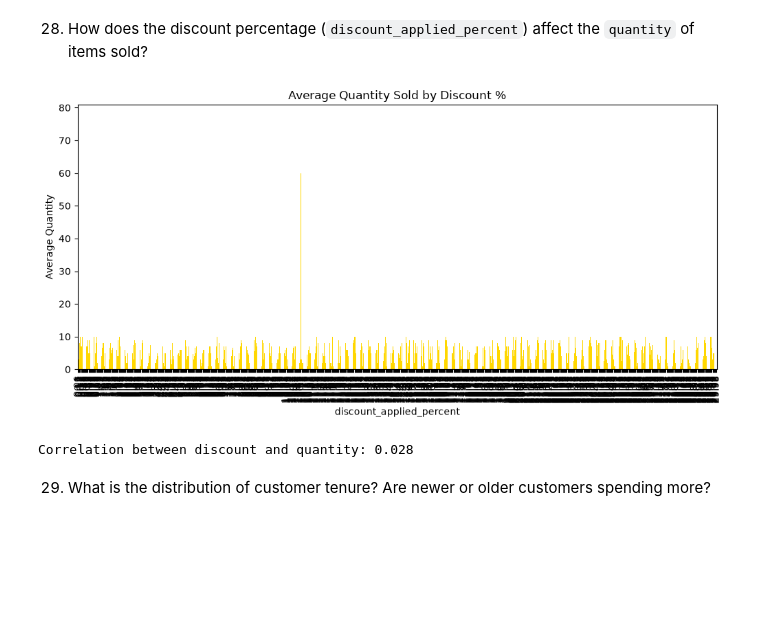
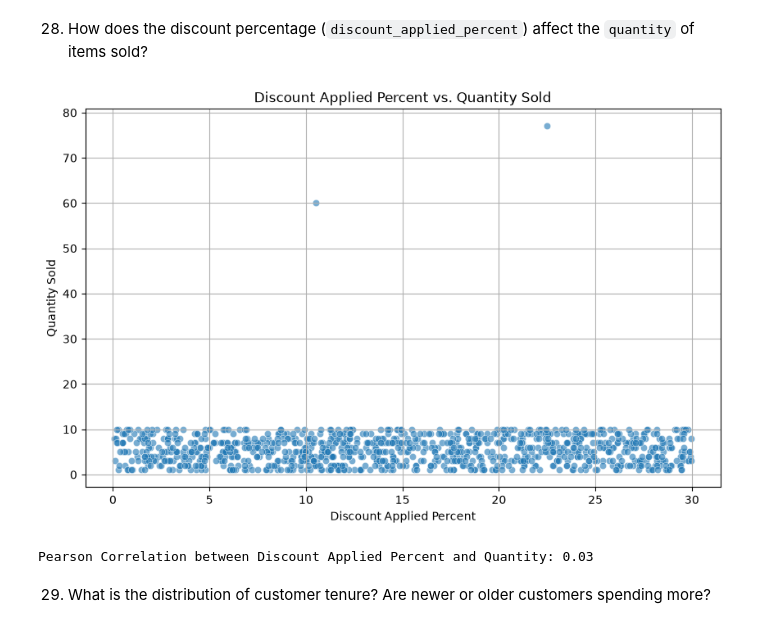
Before and after one commit to ankitchoudhary-github/Learnbay-Learning, a Jupyter notebook: Python_Programming/Mini Projects/ByteBloom/project.ipynb, the cells around one changed output. Cells and saved outputs as stored; diff of their text form; code cells hidden in the pictures; blank space fills up the shorter version.

```diff
--- a/Python_Programming/Mini Projects/ByteBloom/ProjectAns.ipynb
+++ b/Python_Programming/Mini Projects/ByteBloom/project.ipynb
@@ -1067,16 +1083,21 @@ Name: transaction_amount, dtype: float64
 # %% [markdown]
 28. How does the discount percentage (`discount_applied_percent`) affect the `quantity` of items sold?
-# %%
-# Write your code here
-disc_qty = df.groupby('discount_applied_percent')['quantity'].mean()
-disc_qty.plot(kind='bar', figsize=(12, 5), color='gold')
-plt.title('Average Quantity Sold by Discount %')
-plt.ylabel('Average Quantity')
-plt.show()
-corr_dq = df[['discount_applied_percent', 'quantity']].corr().iloc[0, 1]
-print('Correlation between discount and quantity:', round(corr_dq, 3))
-# %% [output]
-[figure, removed]
-Correlation between discount and quantity: 0.028
+# %%
+# Write your code here
+
+plt.figure(figsize=(10, 6))
+sns.scatterplot(x='discount_applied_percent', y='quantity', data=df, alpha=0.6)
+plt.title('Discount Applied Percent vs. Quantity Sold')
+plt.xlabel('Discount Applied Percent')
+plt.ylabel('Quantity Sold')
+plt.grid(True)
+plt.show()
+# %% [output]
+[figure, added]
+# %%
+correlation = df['discount_applied_percent'].corr(df['quantity'])
+print(f"Pearson Correlation between Discount Applied Percent and Quantity: {correlation:.2f}")
+# %% [output]
+Pearson Correlation between Discount Applied Percent and Quantity: 0.03
 # %% [markdown]
 29. What is the distribution of customer tenure? Are newer or older customers spending more?
```
Also changed, not shown: parts of 10 cells of this notebook.
